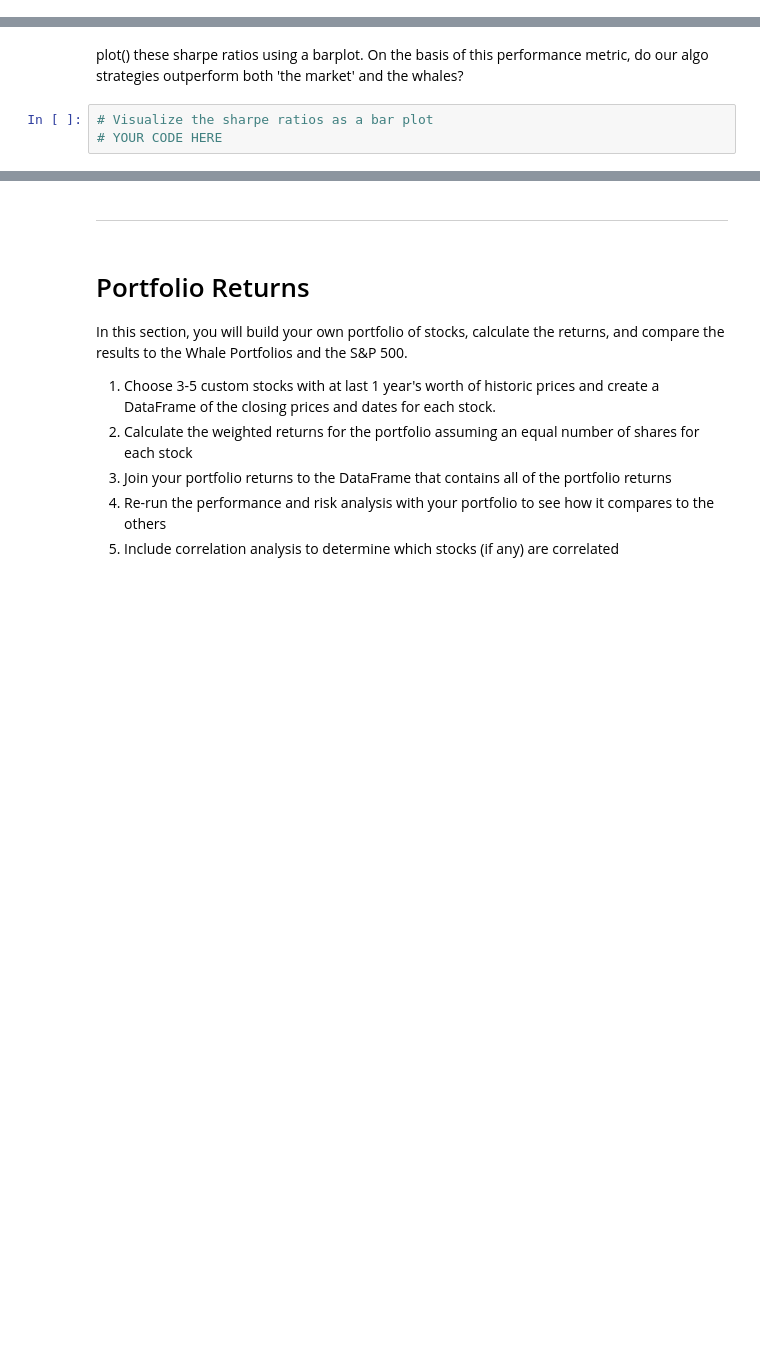
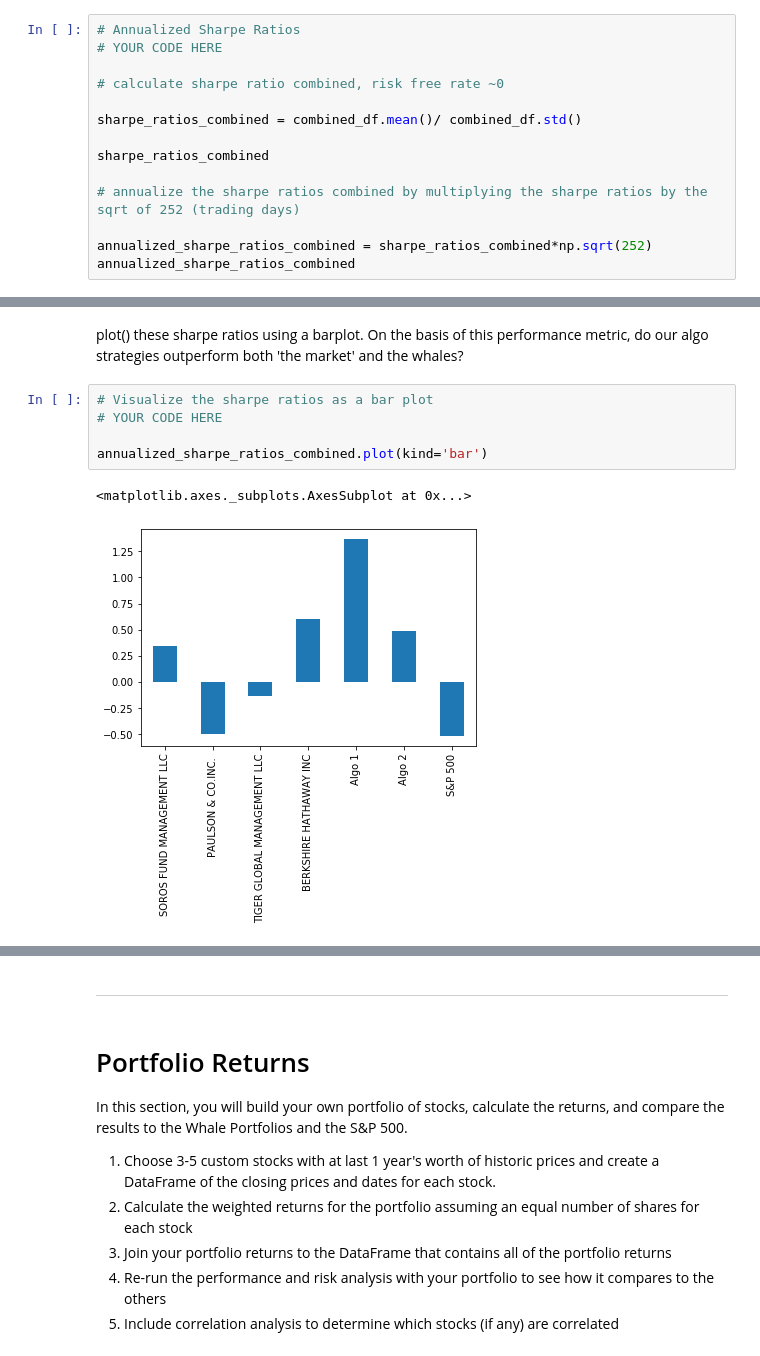
Before and after one commit to SWesterburger/pandas-homework, a Jupyter notebook: Starter_Code/whale_analysis.ipynb, the cells around one changed output, grey strips where cells are left out. Cells and saved outputs as stored; diff of their text form; blank space fills up the shorter version.

```diff
--- a/Starter_Code/whale_analysis.ipynb
+++ b/Starter_Code/whale_analysis.ipynb
@@ -468,0 +480,14 @@ Calculate and plot the annualized Sharpe ratios for all portfolios to determine
+# %%
+# Annualized Sharpe Ratios
+# YOUR CODE HERE
+
+# calculate sharpe ratio combined, risk free rate ~0
+
+sharpe_ratios_combined = combined_df.mean()/ combined_df.std()
+
+sharpe_ratios_combined
+
+# annualize the sharpe ratios combined by multiplying the sharpe ratios by the sqrt of 252 (trading days)
+
+annualized_sharpe_ratios_combined = sharpe_ratios_combined*np.sqrt(252)
+annualized_sharpe_ratios_combined
@@ -472,3 +520,8 @@ Calculate and plot the annualized Sharpe ratios for all portfolios to determine
 # %%
 # Visualize the sharpe ratios as a bar plot
 # YOUR CODE HERE
+
+annualized_sharpe_ratios_combined.plot(kind='bar')
+# %% [output]
+<matplotlib.axes._subplots.AxesSubplot at 0x...>
+[figure, added]
```
Also changed, not shown: parts of 8 cells of this notebook, 8 other files.
